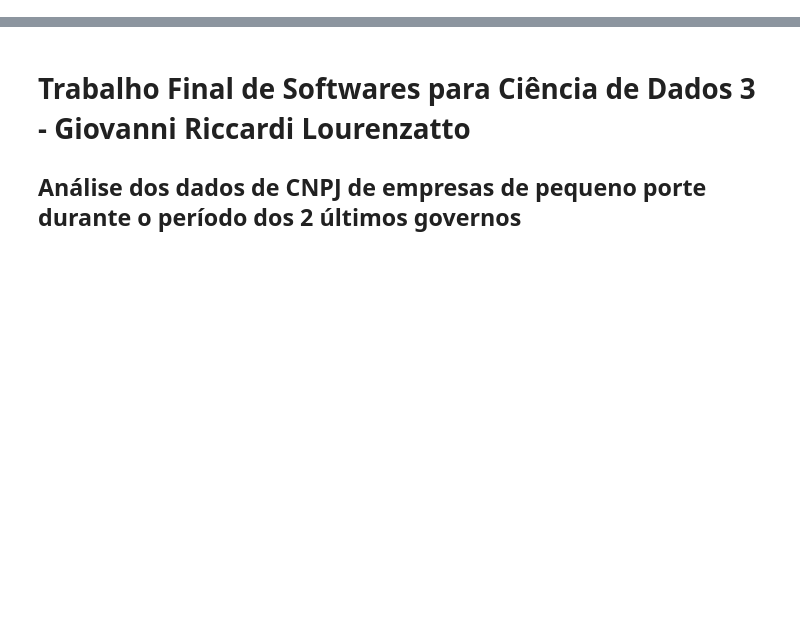
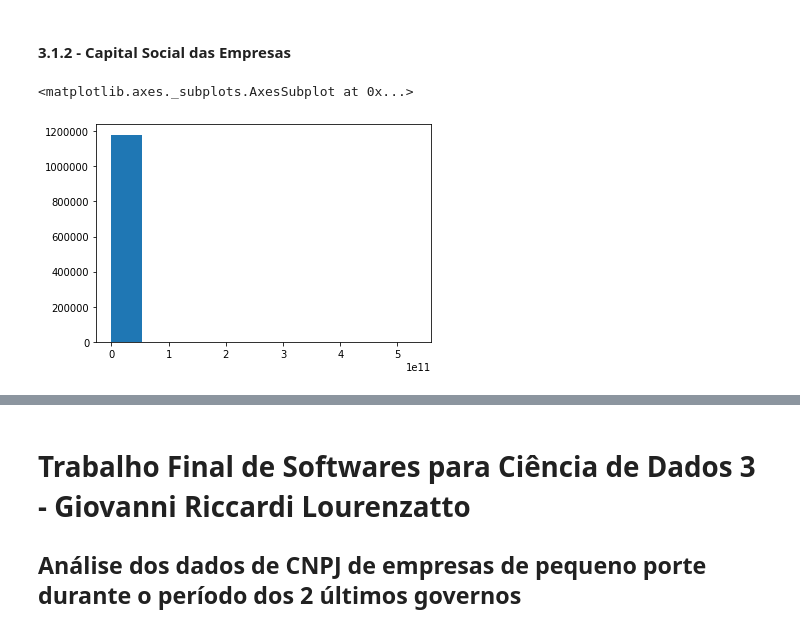
Before and after one commit to gizattos/analise_empresas_politicos, a Jupyter notebook: trabalhofinal.ipynb, the cells around one changed output, grey strips where cells are left out. Cells and saved outputs as stored; diff of their text form; code cells hidden in the pictures; blank space fills up the shorter version.

```diff
--- a/trabalhofinal.ipynb
+++ b/trabalhofinal.ipynb
@@ -0,0 +67,6 @@
+# %%
+df_cnpjs = df_CNPJ.copy()
+
+df_cnpjs = df_cnpjs[(df_cnpjs["situacao_cadastral"].isin(["08","02"]))]
+print(df_cnpjs.shape)
+df_cnpjs.head()
@@ -0,0 +82,5 @@
+# %%
+# Descrição do Porte da Empresa
+df_cnpjs['porte_empresa_descr'] = df_cnpjs['porte_empresa'].replace(['00','01','03','05'],['NAO INFORMADO','MICRO EMPRESA','EMPRESA DE PEQUENO PORTE','DEMAIS'])
+df_cnpjs['situacao_atividade']= df_cnpjs['situacao_cadastral'].replace(['08','02'],['INATIVA','ATIVA'])
+df_cnpjs.head()
@@ -0,0 +110,5 @@
+# %%
+# Join para incluir descrição do CNAE
+df_cnpjs = pd.merge(df_cnpjs, df_desc_cnae,how='left', left_on=['cnae_fiscal'], right_on=['cod_cnae'])
+df_cnpjs = pd.merge(df_cnpjs, df_uf_regiao,how='left', on=['uf'])
+df_cnpjs.head()
@@ -0,0 +129,5 @@
+# %%
+df_cnpjs['data_inicio_atividade'] = pd.to_datetime(df_cnpjs['data_inicio_atividade'])
+df_cnpjs['data_situacao_cadastral'] = pd.to_datetime(df_cnpjs['data_situacao_cadastral'])
+
+#print(df_cnpjs.dtypes)
@@ -0,0 +197,7 @@
+# %% [markdown]
+#### 3.1.2 - Capital Social das Empresas
+# %%
+df_cnpjs['capital_social_empresa'].hist(grid = False)
+# %% [output]
+<matplotlib.axes._subplots.AxesSubplot at 0x...>
+[figure, added]
```
Also changed, not shown: parts of 52 cells of this notebook.
